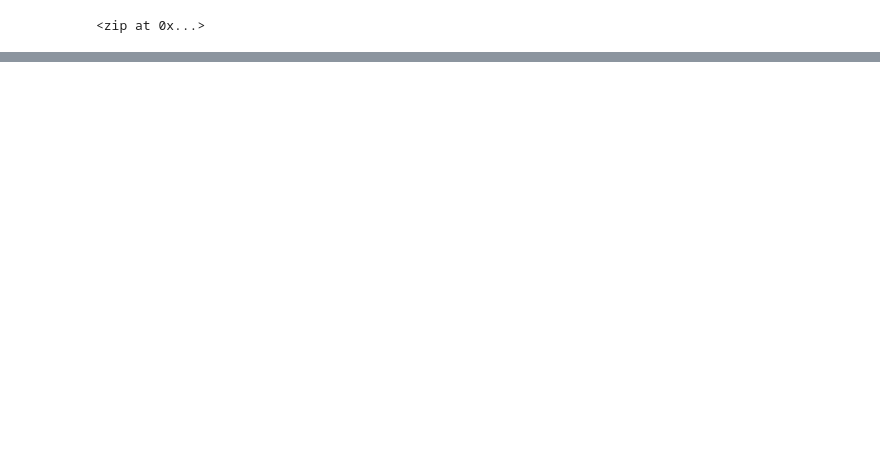
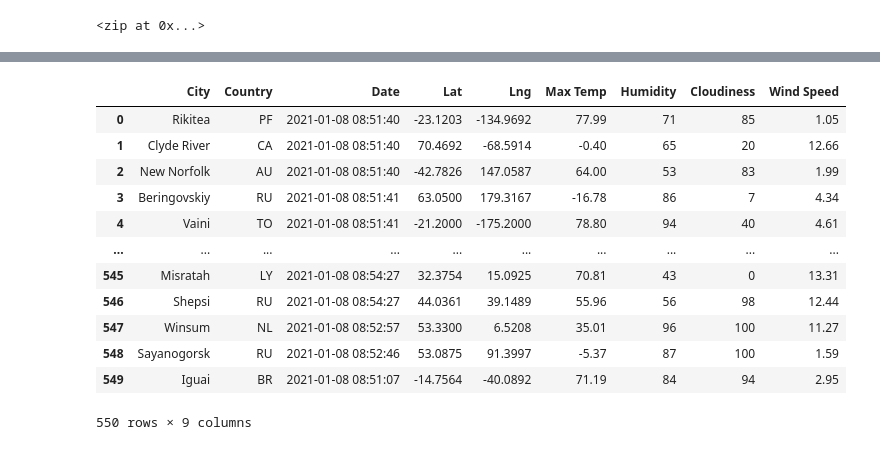
Before and after one commit to mathaim/World_Weather_Analysis, a Jupyter notebook: WeatherPy.ipynb, the cells around one changed output, grey strips where cells are left out. Saved outputs shown, nothing was run; the diff lists cells and outputs as text; code cells hidden in the pictures; blank space fills up the shorter version.

Commit message:
adding weatherpy file

```diff
--- a/WeatherPy.ipynb
+++ b/WeatherPy.ipynb
@@ -56,0 +66,6 @@ len(cities)
+# %%
+city_url = url + "&q=" + "Boston"
+city_weather = requests.get(city_url)
+city_weather
+
+boston_data = city_weather.json()
@@ -56,0 +111,26 @@ len(cities)
+# %%
+# Create an empty list to hold the weather data.
+city_data = []
+# Print the beginning of the logging.
+print("Beginning Data Retrieval     ")
+print("-----------------------------")
+
+
+# Create counters.
+record_count = 1
+set_count = 1
+
+# Loop through all the cities in the list.
+for i, city in enumerate(cities): # retrive both index and city from list
+
+    # Group cities in sets of 50 for logging purposes.
+    if (i % 50 == 0 and i >= 50): #checks that remainder of index/50 = 0
+        set_count += 1 #if that is true, set_count and record_count are incremented by 1
+        record_count = 1
+    # Create endpoint URL with each city.
+    city_url = url + "&q=" + city.replace(" ","+") # for cities with two words
+
+    # Log the URL, record, and set numbers and the city.
+    print(f"Processing Record {record_count} of Set {set_count} | {city}")
+    # Add 1 to the record count.
+    record_count += 1
@@ -56,0 +238,4 @@ len(cities)
+# %%
+# Convert the array of dictionaries to a Pandas DataFrame.
+city_data_df = pd.DataFrame(city_data)
+city_data_df.head(10)
@@ -56,0 +254,21 @@ len(cities)
+# %%
+new_column_order = ["City", "Country", "Date","Lat","Lng","Max Temp","Humidity","Cloudiness", "Wind Speed"]
+city_data_df = city_data_df[new_column_order]
+
+
+
+city_data_df
+# %% [output]
+|  | City | Country | Date | Lat | Lng | Max Temp | Humidity | Cloudiness | Wind Speed |
+| 0 | Rikitea | PF | 2021-01-08 08:51:40 | -23.1203 | -134.9692 | 77.99 | 71 | 85 | 1.05 |
+| 1 | Clyde River | CA | 2021-01-08 08:51:40 | 70.4692 | -68.5914 | -0.40 | 65 | 20 | 12.66 |
+| 2 | New Norfolk | AU | 2021-01-08 08:51:40 | -42.7826 | 147.0587 | 64.00 | 53 | 83 | 1.99 |
+| 3 | Beringovskiy | RU | 2021-01-08 08:51:41 | 63.0500 | 179.3167 | -16.78 | 86 | 7 | 4.34 |
+| 4 | Vaini | TO | 2021-01-08 08:51:41 | -21.2000 | -175.2000 | 78.80 | 94 | 40 | 4.61 |
+| ... | ... | ... | ... | ... | ... | ... | ... | ... | ... |
+| 545 | Misratah | LY | 2021-01-08 08:54:27 | 32.3754 | 15.0925 | 70.81 | 43 | 0 | 13.31 |
+| 546 | Shepsi | RU | 2021-01-08 08:54:27 | 44.0361 | 39.1489 | 55.96 | 56 | 98 | 12.44 |
+| 547 | Winsum | NL | 2021-01-08 08:52:57 | 53.3300 | 6.5208 | 35.01 | 96 | 100 | 11.27 |
+| 548 | Sayanogorsk | RU | 2021-01-08 08:52:46 | 53.0875 | 91.3997 | -5.37 | 87 | 100 | 1.59 |
+| 549 | Iguai | BR | 2021-01-08 08:51:07 | -14.7564 | -40.0892 | 71.19 | 84 | 94 | 2.95 |
+550 rows × 9 columns
```
Also changed, not shown: parts of 16 cells of this notebook.
